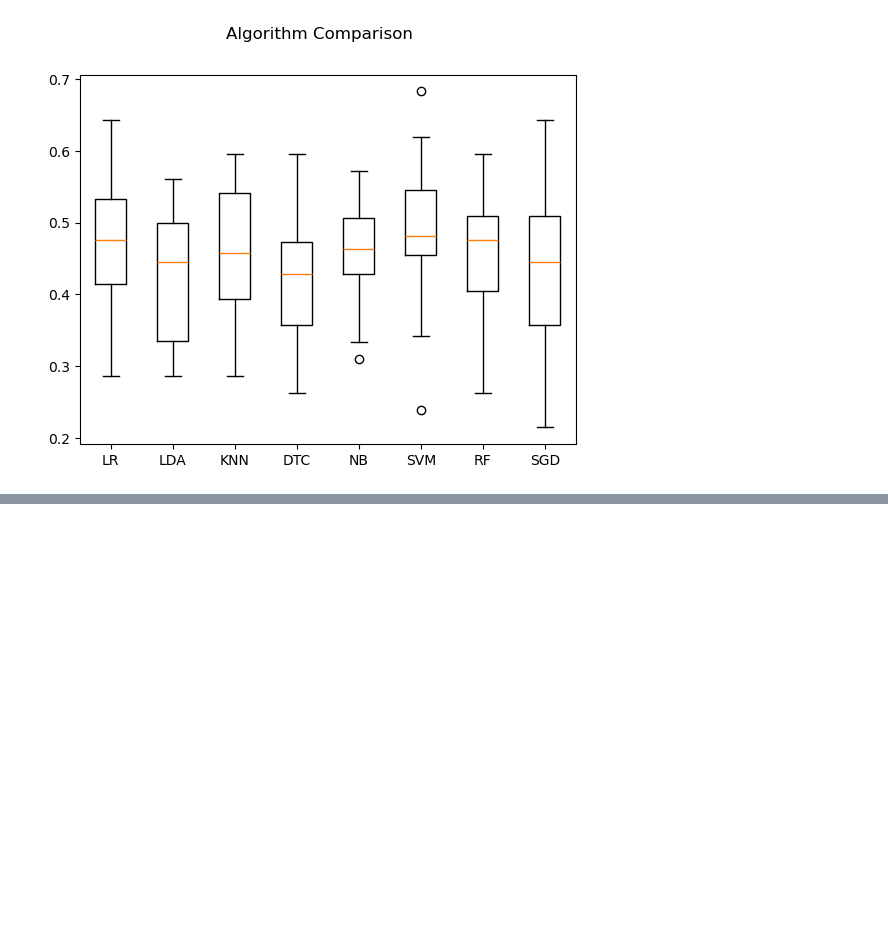
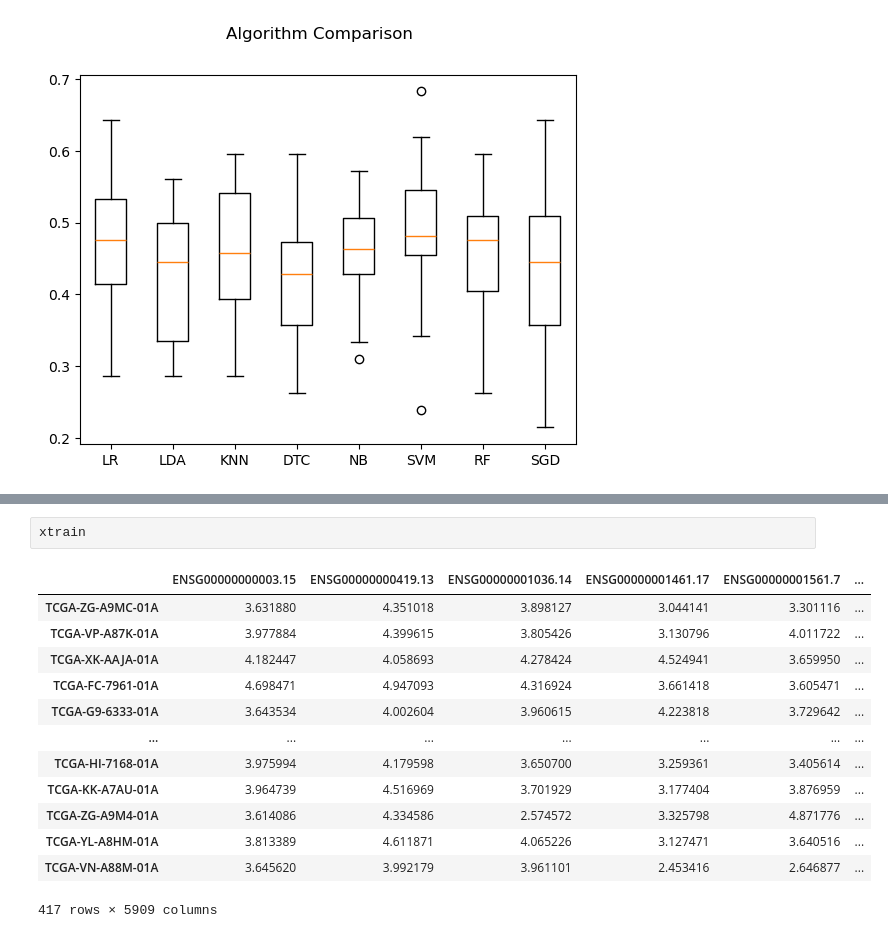
Before and after one commit to Ajaingithub/Cancerdb, a Jupyter notebook: TCGA/TCGA_PCDA.ipynb, the cells around one changed output, grey strips where cells are left out. Cells and saved outputs as stored; diff of their text form; blank space fills up the shorter version.

```diff
--- a/TCGA/TCGA_PCDA.ipynb
+++ b/TCGA/TCGA_PCDA.ipynb
@@ -219,0 +212,16 @@ NameError: name 'xtrain' is not defined
+# %%
+xtrain
+# %% [output]
+|  | ENSG00000000003.15 | ENSG00000000419.13 | ENSG00000001036.14 | ENSG00000001461.17 | ENSG00000001561.7 | ... |
+| TCGA-ZG-A9MC-01A | 3.631880 | 4.351018 | 3.898127 | 3.044141 | 3.301116 | ... |
+| TCGA-VP-A87K-01A | 3.977884 | 4.399615 | 3.805426 | 3.130796 | 4.011722 | ... |
+| TCGA-XK-AAJA-01A | 4.182447 | 4.058693 | 4.278424 | 4.524941 | 3.659950 | ... |
+| TCGA-FC-7961-01A | 4.698471 | 4.947093 | 4.316924 | 3.661418 | 3.605471 | ... |
+| TCGA-G9-6333-01A | 3.643534 | 4.002604 | 3.960615 | 4.223818 | 3.729642 | ... |
+| ... | ... | ... | ... | ... | ... | ... |
+| TCGA-HI-7168-01A | 3.975994 | 4.179598 | 3.650700 | 3.259361 | 3.405614 | ... |
+| TCGA-KK-A7AU-01A | 3.964739 | 4.516969 | 3.701929 | 3.177404 | 3.876959 | ... |
+| TCGA-ZG-A9M4-01A | 3.614086 | 4.334586 | 2.574572 | 3.325798 | 4.871776 | ... |
+| TCGA-YL-A8HM-01A | 3.813389 | 4.611871 | 4.065226 | 3.127471 | 3.640516 | ... |
+| TCGA-VN-A88M-01A | 3.645620 | 3.992179 | 3.961101 | 2.453416 | 2.646877 | ... |
+417 rows × 5909 columns
```
Also changed, not shown: parts of 3 cells of this notebook, 1 other file.
